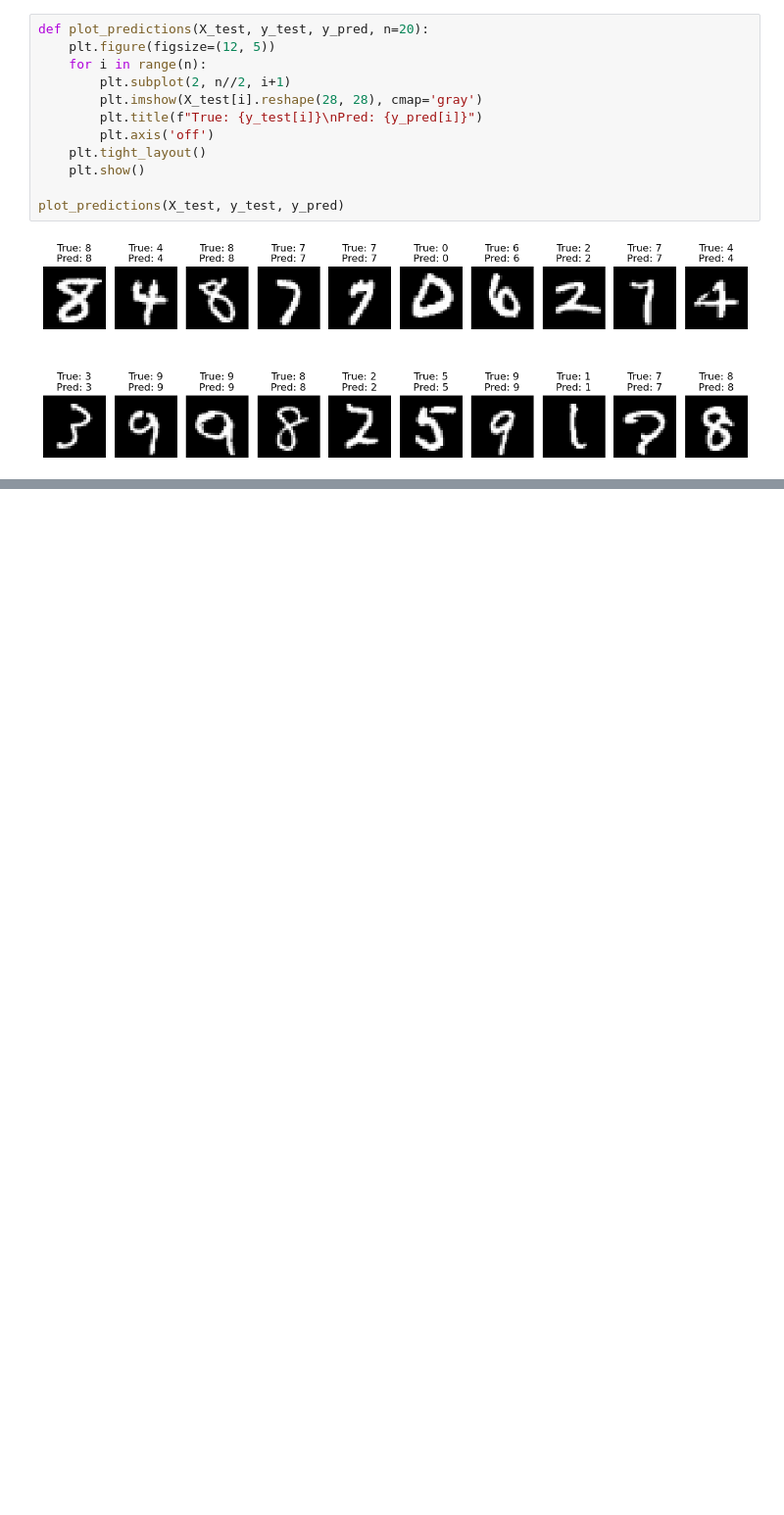
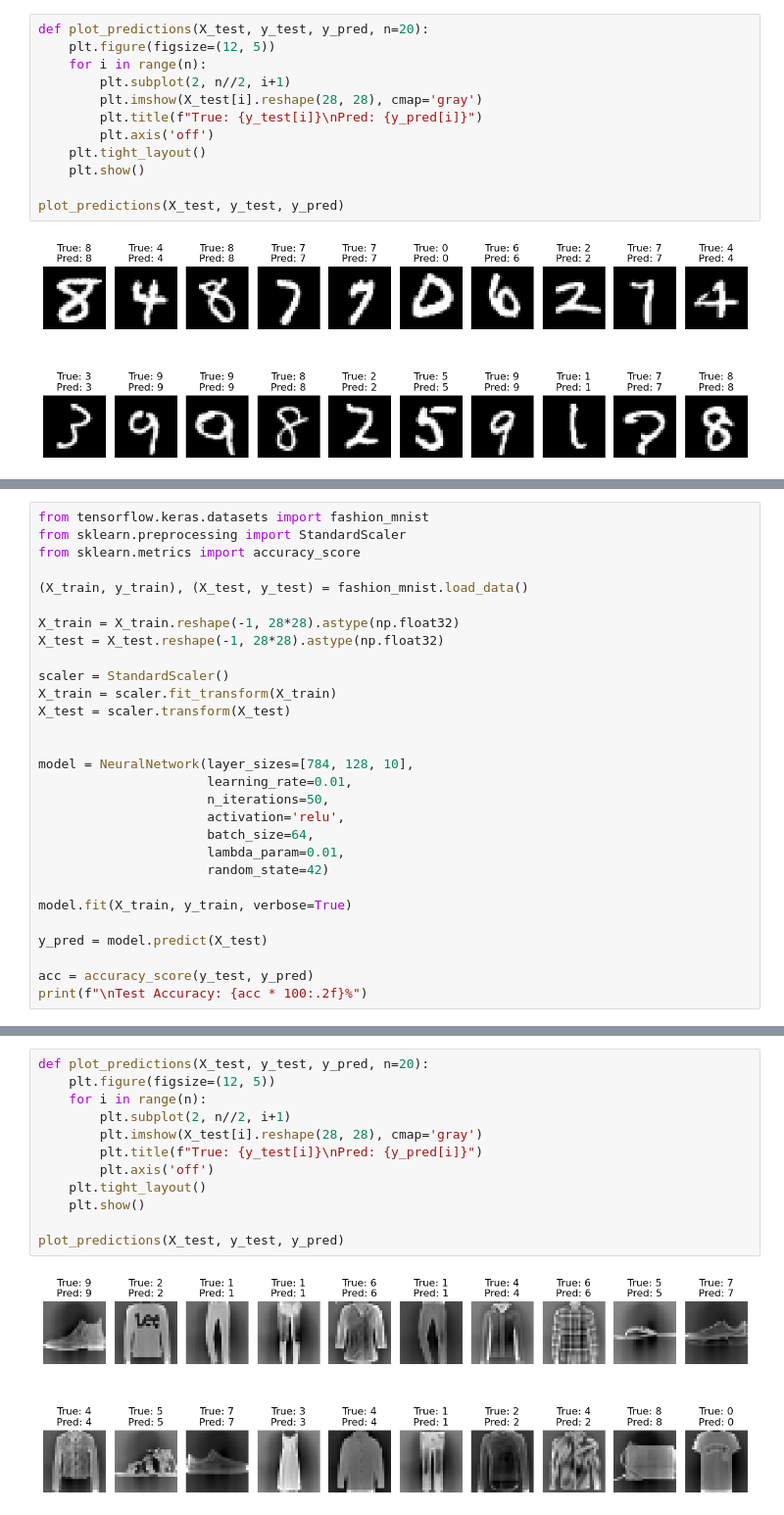
Before and after one commit to GunDalf101/ML_from_scratch, a Jupyter notebook: neural_network/demo.ipynb, the cells around one changed output, grey strips where cells are left out. Shown at 98% size. Saved outputs shown, nothing was run; the diff lists cells and outputs as text; blank space fills up the shorter version.

```diff
--- a/neural_network/demo.ipynb
+++ b/neural_network/demo.ipynb
@@ -630,0 +635,29 @@ Predicted digit: [7]
+# %%
+from tensorflow.keras.datasets import fashion_mnist
+from sklearn.preprocessing import StandardScaler
+from sklearn.metrics import accuracy_score
+
+(X_train, y_train), (X_test, y_test) = fashion_mnist.load_data()
+
+X_train = X_train.reshape(-1, 28*28).astype(np.float32)
+X_test = X_test.reshape(-1, 28*28).astype(np.float32)
+
+scaler = StandardScaler()
+X_train = scaler.fit_transform(X_train)
+X_test = scaler.transform(X_test)
+
+
+model = NeuralNetwork(layer_sizes=[784, 128, 10],
+                      learning_rate=0.01,
+                      n_iterations=50,
+                      activation='relu',
+                      batch_size=64,
+                      lambda_param=0.01,
+                      random_state=42)
+
+model.fit(X_train, y_train, verbose=True)
+
+y_pred = model.predict(X_test)
+
+acc = accuracy_score(y_test, y_pred)
+print(f"\nTest Accuracy: {acc * 100:.2f}%")
@@ -630,0 +677,14 @@ Predicted digit: [7]
+# %%
+def plot_predictions(X_test, y_test, y_pred, n=20):
+    plt.figure(figsize=(12, 5))
+    for i in range(n):
+        plt.subplot(2, n//2, i+1)
+        plt.imshow(X_test[i].reshape(28, 28), cmap='gray')
+        plt.title(f"True: {y_test[i]}\nPred: {y_pred[i]}")
+        plt.axis('off')
+    plt.tight_layout()
+    plt.show()
+
+plot_predictions(X_test, y_test, y_pred)
+# %% [output]
+[figure, added]
```
Also changed, not shown: parts of 5 cells of this notebook, 2 other files.
